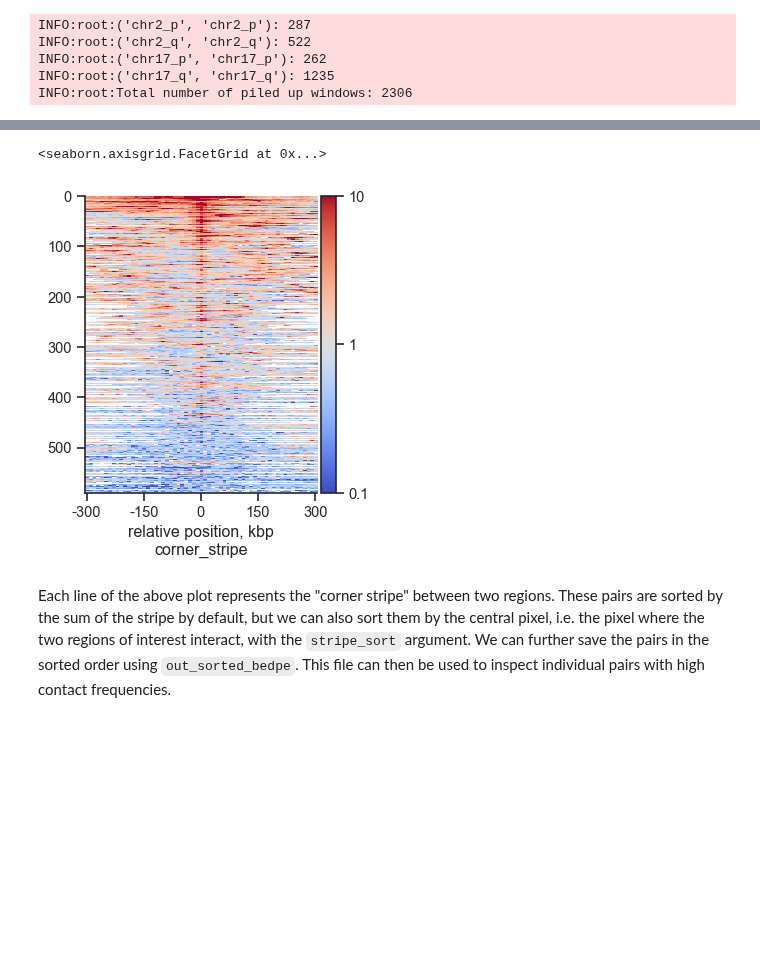
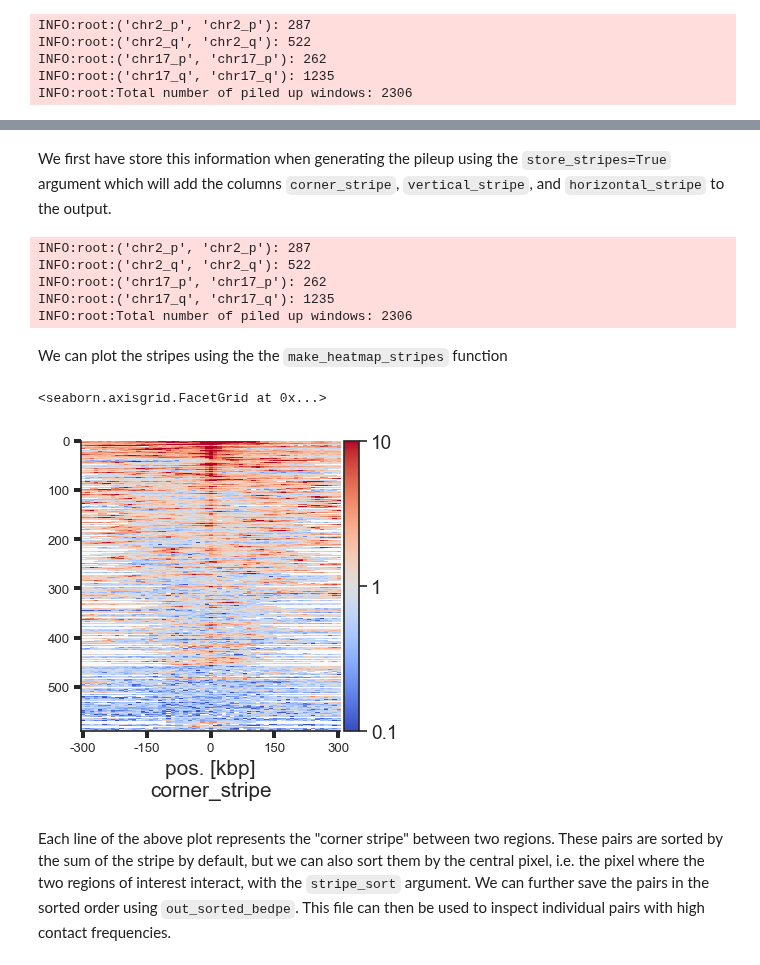
Before and after one commit to open2c/coolpuppy, a Jupyter notebook: docs/source/Examples/Walkthrough_API.ipynb, the cells around one changed output, grey strips where cells are left out. Saved outputs shown, nothing was run; the diff lists cells and outputs as text; code cells hidden in the pictures; blank space fills up the shorter version.

```diff
--- a/docs/source/Examples/Walkthrough_API.ipynb
+++ b/docs/source/Examples/Walkthrough_API.ipynb
@@ -424,13 +439,30 @@ In the pileups we see a very strong corner stripe between +- sites, so let's try
 # %% [markdown]
 ![Stripes](./stripes.png)
+# %% [markdown]
+We first have store this information when generating the pileup using the `store_stripes=True` argument which will add the columns `corner_stripe`, `vertical_stripe`, and `horizontal_stripe` to the output.
+# %%
+cc = coolpup.CoordCreator(sites, resolution=resolution, features_format='bed',
+                          flank=300_000, mindist=100_000, maxdist=1_000_000)
+pu = coolpup.PileUpper(clr, cc, expected=expected, view_df=hg38_arms,
+                       control=False, store_stripes=True)
+pup = pu.pileupsByStrandWithControl() ##By-strand pileups
+# %% [output]
+INFO:root:('chr2_p', 'chr2_p'): 287
+INFO:root:('chr2_q', 'chr2_q'): 522
+INFO:root:('chr17_p', 'chr17_p'): 262
+INFO:root:('chr17_q', 'chr17_q'): 1235
+INFO:root:Total number of piled up windows: 2306
+# %% [markdown]
+We can plot the stripes using the the `make_heatmap_stripes` function
 # %%
 sns.set(font_scale = 1.3, style="ticks")
 plotpup.make_heatmap_stripes(pup.loc[(pup["strand1"] == "+") &
                                      (pup["strand2"] == "-"),:],
-                             vmax=10, height=4, stripe="corner_stripe")
+                             vmax=10, height=4,
+                             stripe="corner_stripe", plot_ticks=True)
 # %% [output]
 <seaborn.axisgrid.FacetGrid at 0x...>
-[figure, old version]
+[figure, new version]
 # %% [markdown]
 Each line of the above plot represents the "corner stripe" between two regions. These pairs are sorted by the sum of the stripe by default, but we can also sort them by the central pixel, i.e. the pixel where the two regions of interest interact, with the `stripe_sort` argument. We can further save the pairs in the sorted order using `out_sorted_bedpe`. This file can then be used to inspect individual pairs with high contact frequencies.
 # %%
```
Also changed, not shown: parts of 21 cells of this notebook, 1 other file.
